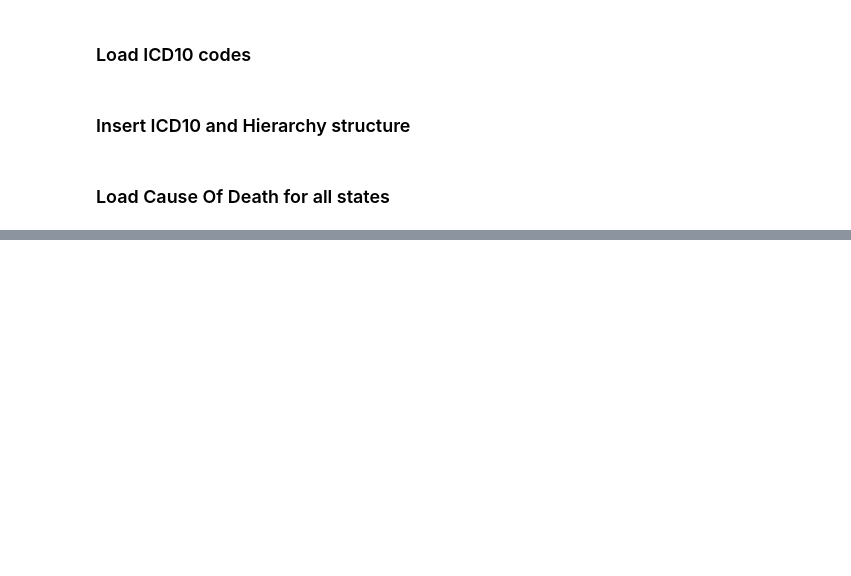
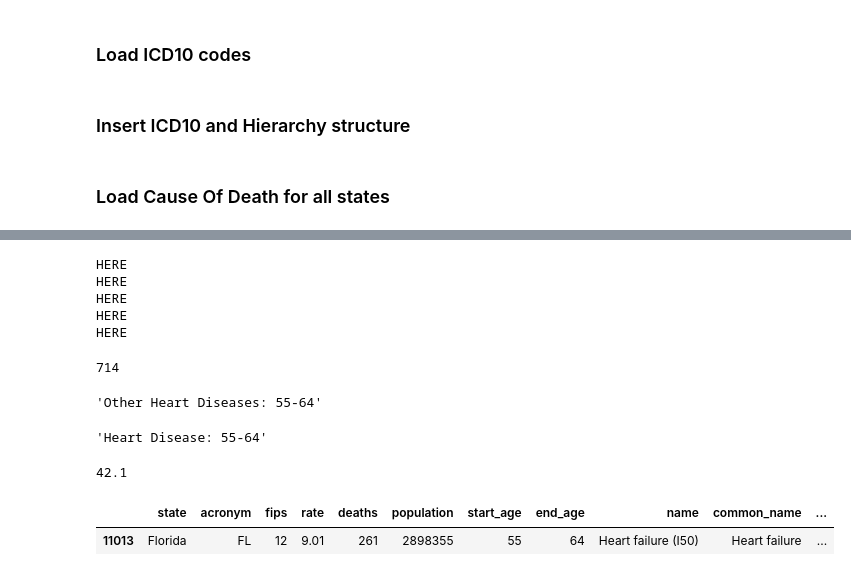
Before and after one commit to zeusgedofdata/StateOfStates, a Jupyter notebook: Notebooks/LoadDB.ipynb, the cells around one changed output, grey strips where cells are left out. Saved outputs shown, nothing was run; the diff lists cells and outputs as text; code cells hidden in the pictures; blank space fills up the shorter version.

```diff
--- a/Notebooks/LoadDB.ipynb
+++ b/Notebooks/LoadDB.ipynb
@@ -165,7 +173,7 @@ add_cod(cod)
 # %%
-sql = "select l.name as state_name, l.acronym, l.fips, \
+sql = "select l.name as state, l.acronym, l.fips, \
 cod.rate, cod.deaths, cod.population, cod.start_age, cod.end_age, \
-ic.name, ic.common_name, ic.parent, \
+ic.name, ic.common_name, \
 ic2.name as parent_name, ic2.common_name as parent_common_name \
 from causes_of_death cod \
 inner join icd_10_codes ic on cod.icd_10_codes_id_fkey = ic.id \
@@ -209,0 +239,32 @@ old_df
+# %%
+labels, parents, values= CauseOfDeathData.get_all_age_cod("Florida")
+# %% [output]
+HERE
+HERE
+HERE
+HERE
+HERE
+# %%
+len(values)
+# %% [output]
+714
+# %%
+labels[360]
+# %% [output]
+'Other Heart Diseases: 55-64'
+# %%
+parents[360]
+# %% [output]
+'Heart Disease: 55-64'
+# %%
+values[360]
+# %% [output]
+42.1
+# %%
+df = pd.read_sql(sql, connection)
+fl = df[df["state"] == "Florida"]
+fl = fl[fl["start_age"]== 55]
+fl[fl["common_name"] == "Heart failure"]
+# %% [output]
+|  | state | acronym | fips | rate | deaths | population | start_age | end_age | name | common_name | ... |
+| 11013 | Florida | FL | 12 | 9.01 | 261 | 2898355 | 55 | 64 | Heart failure (I50) | Heart failure | ... |
```
Also changed, not shown: parts of 18 cells of this notebook, 1 other file.
